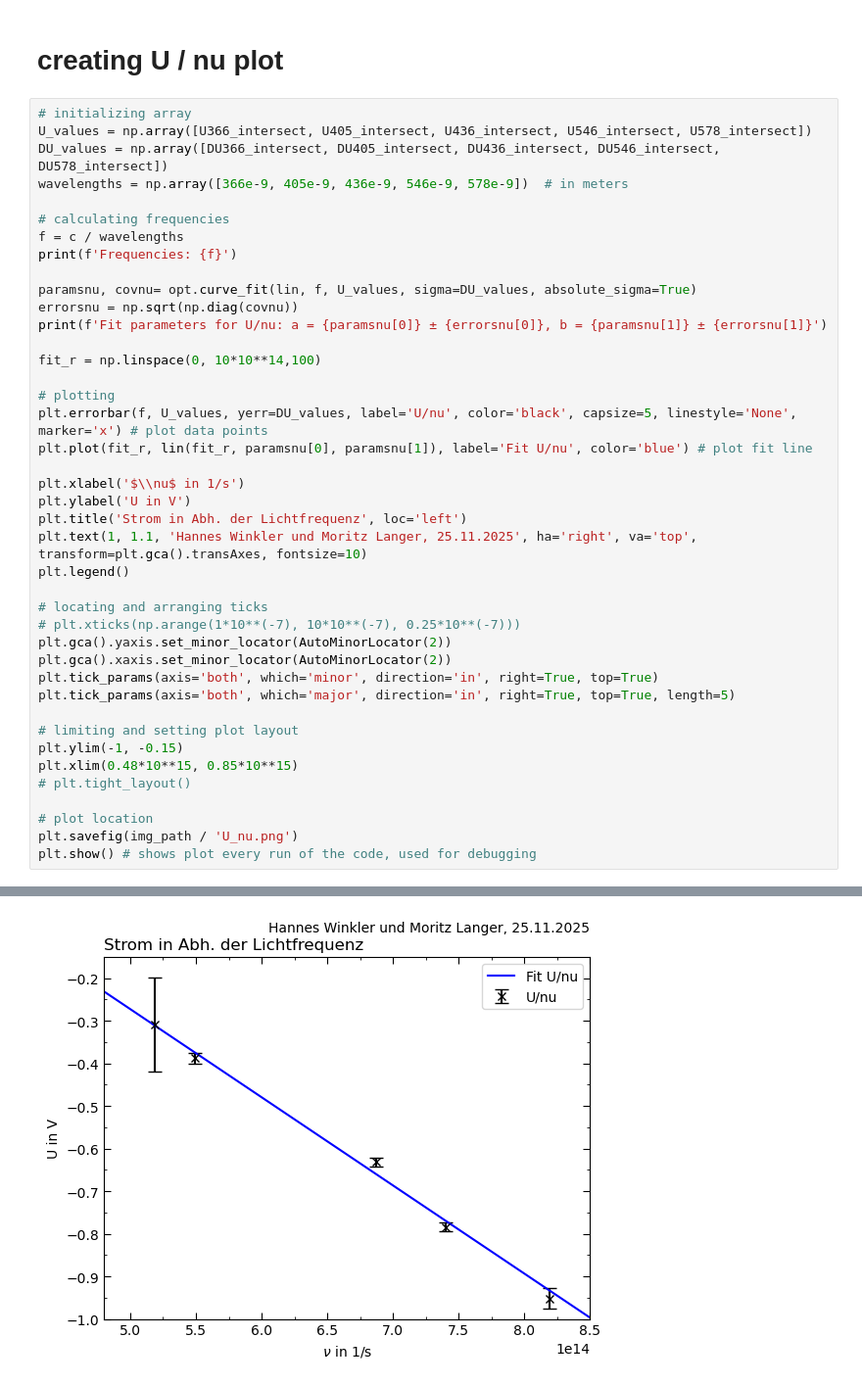
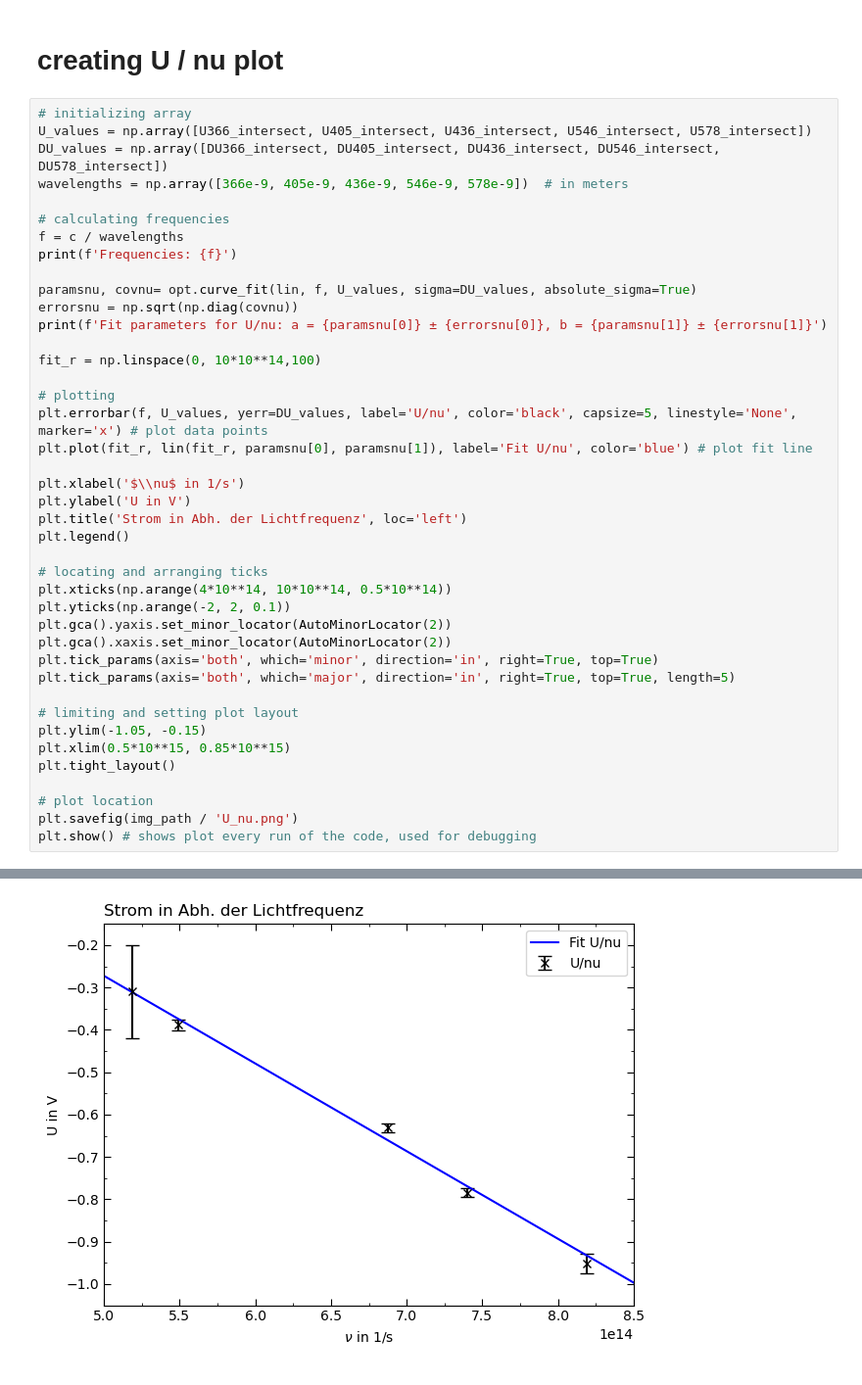
Before and after one commit to Bonsai-Tr33/C-Praktikum, a Jupyter notebook: 45/Evaluation/2.1.ipynb, the cells around one changed output, grey strips where cells are left out. Shown at 98% size. Drawn from its saved outputs; the diff is of its cells as text.

```diff
--- a/45/Evaluation/2.1.ipynb
+++ b/45/Evaluation/2.1.ipynb
@@ -430,36 +426,36 @@ print(f'Frequencies: {f}')
 paramsnu, covnu= opt.curve_fit(lin, f, U_values, sigma=DU_values, absolute_sigma=True)
 errorsnu = np.sqrt(np.diag(covnu))
 print(f'Fit parameters for U/nu: a = {paramsnu[0]} ± {errorsnu[0]}, b = {paramsnu[1]} ± {errorsnu[1]}')
 
 fit_r = np.linspace(0, 10*10**14,100)
 
 # plotting
 plt.errorbar(f, U_values, yerr=DU_values, label='U/nu', color='black', capsize=5, linestyle='None', marker='x') # plot data points
 plt.plot(fit_r, lin(fit_r, paramsnu[0], paramsnu[1]), label='Fit U/nu', color='blue') # plot fit line
 
 plt.xlabel('$\\nu$ in 1/s')
 plt.ylabel('U in V')
 plt.title('Strom in Abh. der Lichtfrequenz', loc='left')
-plt.text(1, 1.1, 'Hannes Winkler und Moritz Langer, 25.11.2025', ha='right', va='top', transform=plt.gca().transAxes, fontsize=10)
 plt.legend()
 
 # locating and arranging ticks
-# plt.xticks(np.arange(1*10**(-7), 10*10**(-7), 0.25*10**(-7)))
+plt.xticks(np.arange(4*10**14, 10*10**14, 0.5*10**14))
+plt.yticks(np.arange(-2, 2, 0.1))
 plt.gca().yaxis.set_minor_locator(AutoMinorLocator(2))
 plt.gca().xaxis.set_minor_locator(AutoMinorLocator(2))
 plt.tick_params(axis='both', which='minor', direction='in', right=True, top=True)
 plt.tick_params(axis='both', which='major', direction='in', right=True, top=True, length=5)
 
 # limiting and setting plot layout
-plt.ylim(-1, -0.15)
-plt.xlim(0.48*10**15, 0.85*10**15)
-# plt.tight_layout()
+plt.ylim(-1.05, -0.15)
+plt.xlim(0.5*10**15, 0.85*10**15)
+plt.tight_layout()
 
 # plot location
 plt.savefig(img_path / 'U_nu.png')
 plt.show() # shows plot every run of the code, used for debugging
 # %% [output]
 Frequencies: [8.19105077e+14 7.40228291e+14 6.87597381e+14 5.49070436e+14
  5.18672073e+14]
 Fit parameters for U/nu: a = -2.0691898876996197e-15 ± 7.287674473781492e-17, b = 0.7621349744934635 ± 0.05010873994154982
-[figure, old version]
+[figure, new version]
```
Also changed, not shown: parts of 6 cells of this notebook, 5 other files.
